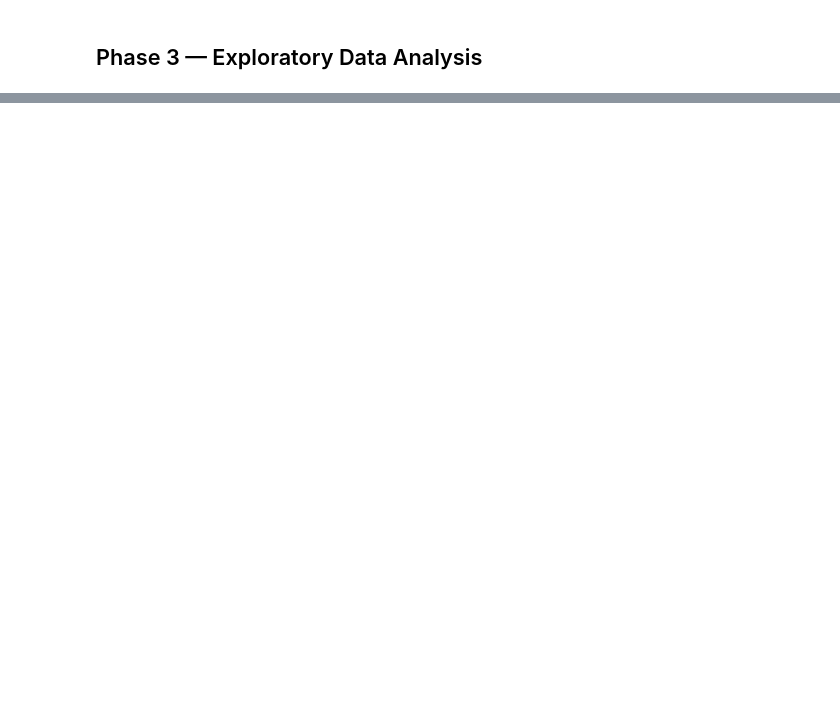
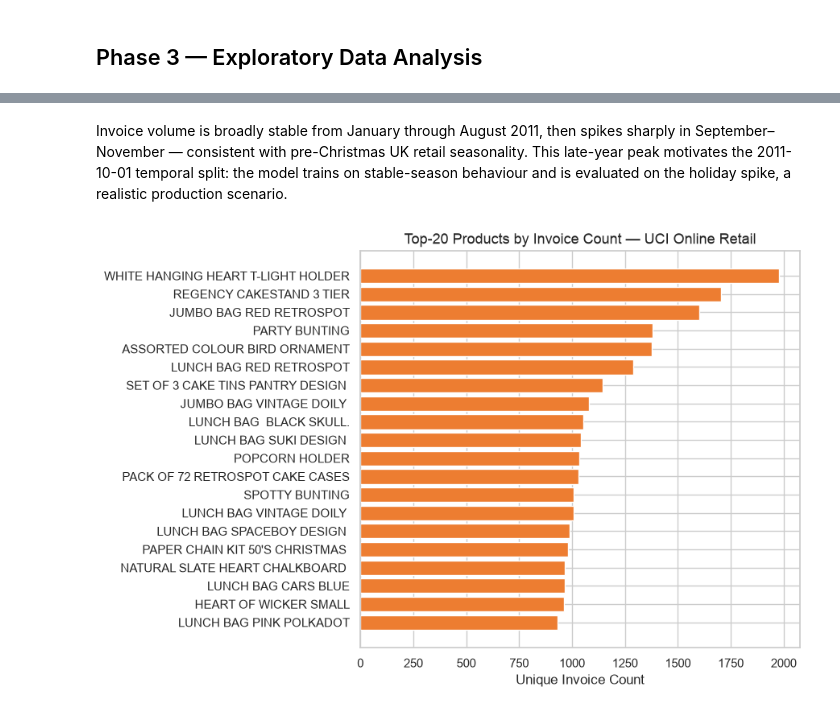
Before and after one commit to AhmetBilalOzgun/Data-Science-Final-Project-E-Commerce-Hybrid-Recommendation-System, a Jupyter notebook: notebook.ipynb, the cells around one changed output, grey strips where cells are left out. Drawn from its saved outputs; the diff is of its cells as text; code cells hidden in the pictures; blank space fills up the shorter version.

```diff
--- a/notebook.ipynb
+++ b/notebook.ipynb
@@ -1104,0 +238,25 @@ Displayed hybrid top-5 tables for 3/3 sample customers
+# %% [markdown]
+Invoice volume is broadly stable from January through August 2011, then spikes sharply in
+September–November — consistent with pre-Christmas UK retail seasonality. This late-year peak
+motivates the 2011-10-01 temporal split: the model trains on stable-season behaviour and is
+evaluated on the holiday spike, a realistic production scenario.
+# %%
+# --- 3.2 Top-20 products by transaction count ---
+top20 = (
+    df_master.groupby("product_description")["invoice_no"]
+    .nunique()
+    .sort_values(ascending=False)
+    .head(20)
+    .reset_index()
+    .rename(columns={"invoice_no": "invoice_count"})
+)
+top20["short_desc"] = top20["product_description"].str[:40]
+
+fig, ax = plt.subplots(figsize=(9, 6))
+ax.barh(top20["short_desc"][::-1], top20["invoice_count"][::-1], color="#ED7D31")
+ax.set_xlabel("Unique Invoice Count")
+ax.set_title("Top-20 Products by Invoice Count — UCI Online Retail", fontsize=13)
+plt.tight_layout()
+plt.show()
+# %% [output]
+[figure, added]
```
Also changed, not shown: parts of 84 cells of this notebook, 7 other files.
